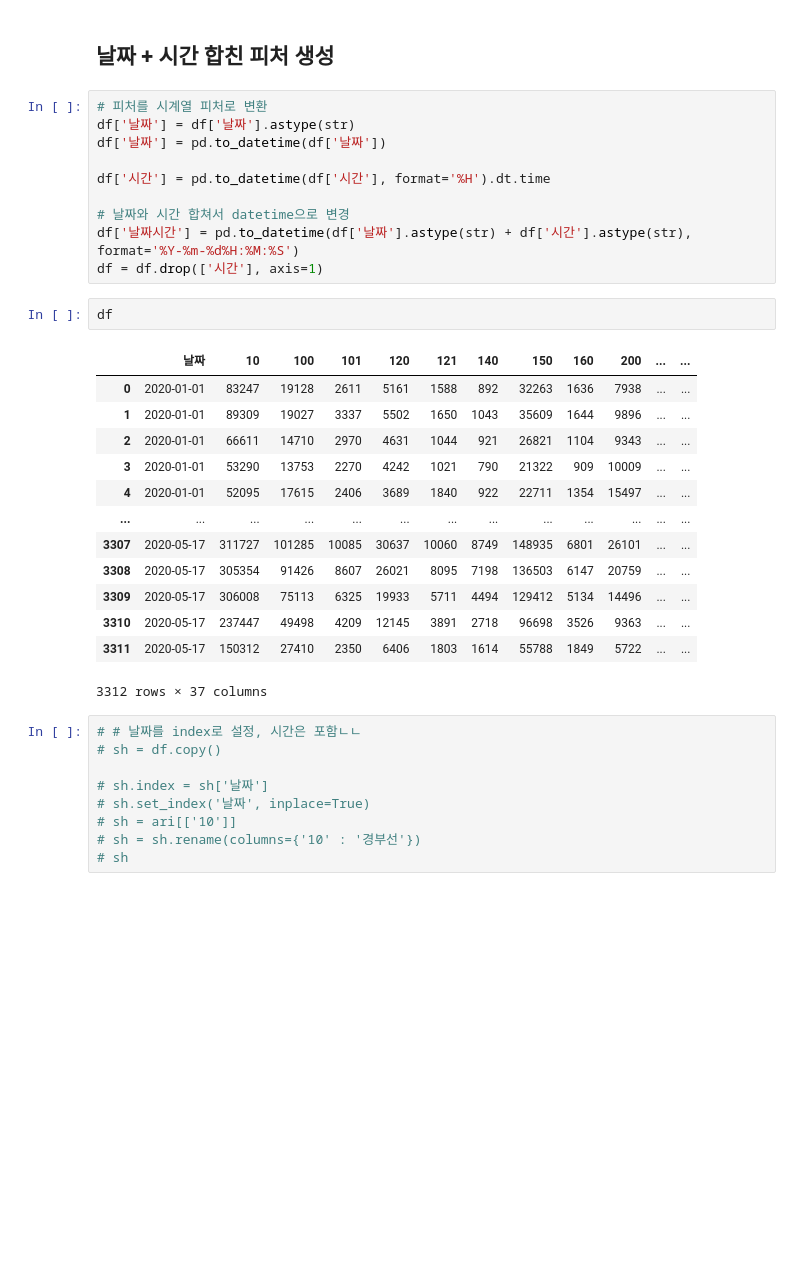
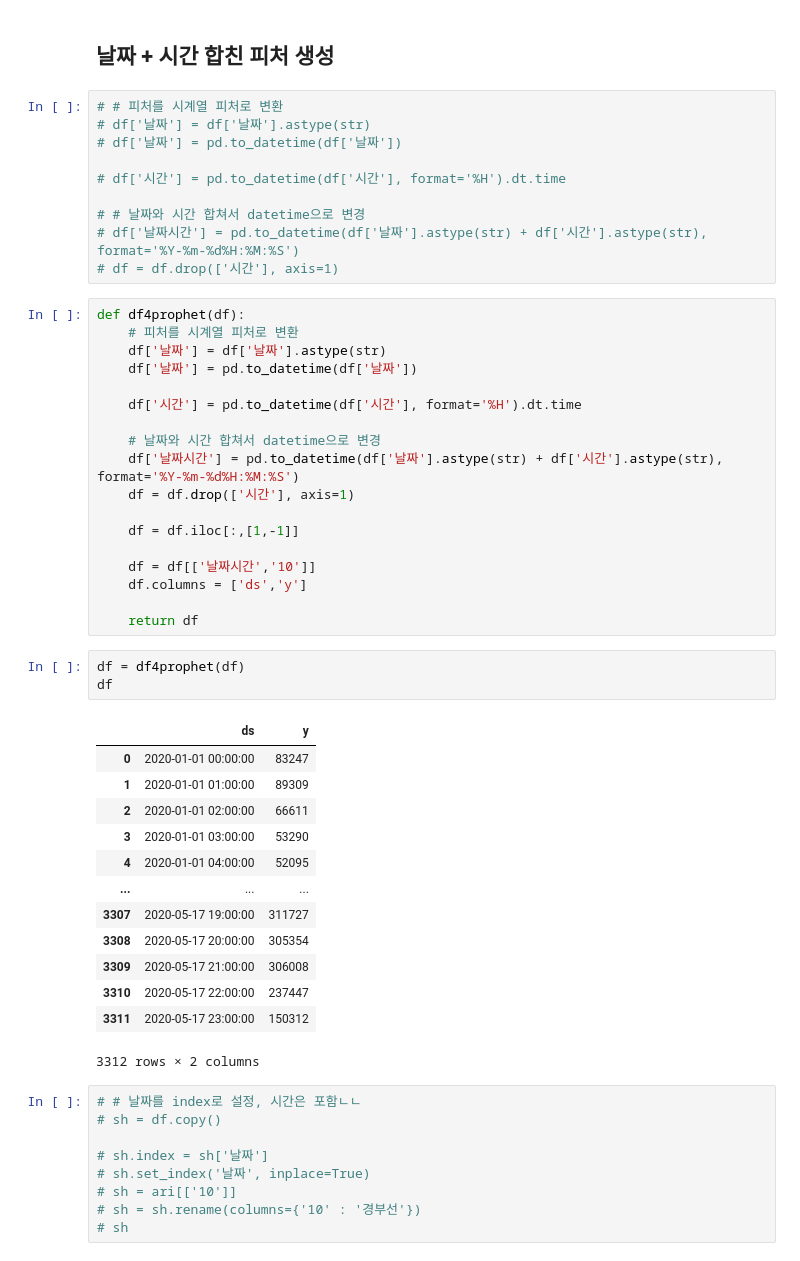
Before and after one commit to k-me-j/TrafficVolume, a Jupyter notebook: coin_pred.ipynb, the cells around one changed output. Saved outputs shown, nothing was run; the diff lists cells and outputs as text; blank space fills up the shorter version.

```diff
--- a/coin_pred.ipynb
+++ b/coin_pred.ipynb
@@ -19,31 +35,50 @@ df = pd.read_csv(file_path)
 # %% [markdown]
 ## 날짜 + 시간 합친 피처 생성
 # %%
-# 피처를 시계열 피처로 변환
-df['날짜'] = df['날짜'].astype(str)
-df['날짜'] = pd.to_datetime(df['날짜'])
+# # 피처를 시계열 피처로 변환
+# df['날짜'] = df['날짜'].astype(str)
+# df['날짜'] = pd.to_datetime(df['날짜'])
 
-df['시간'] = pd.to_datetime(df['시간'], format='%H').dt.time
+# df['시간'] = pd.to_datetime(df['시간'], format='%H').dt.time
 
-# 날짜와 시간 합쳐서 datetime으로 변경
-df['날짜시간'] = pd.to_datetime(df['날짜'].astype(str) + df['시간'].astype(str), format='%Y-%m-%d%H:%M:%S')
-df = df.drop(['시간'], axis=1)
+# # 날짜와 시간 합쳐서 datetime으로 변경
+# df['날짜시간'] = pd.to_datetime(df['날짜'].astype(str) + df['시간'].astype(str), format='%Y-%m-%d%H:%M:%S')
+# df = df.drop(['시간'], axis=1)
+# %%
+def df4prophet(df):
+    # 피처를 시계열 피처로 변환
+    df['날짜'] = df['날짜'].astype(str)
+    df['날짜'] = pd.to_datetime(df['날짜'])
+
+    df['시간'] = pd.to_datetime(df['시간'], format='%H').dt.time
+
+    # 날짜와 시간 합쳐서 datetime으로 변경
+    df['날짜시간'] = pd.to_datetime(df['날짜'].astype(str) + df['시간'].astype(str), format='%Y-%m-%d%H:%M:%S')
+    df = df.drop(['시간'], axis=1)
+
+    df = df.iloc[:,[1,-1]]
+
+    df = df[['날짜시간','10']]
+    df.columns = ['ds','y']
+
+    return df
 # %%
+df = df4prophet(df)
 df
 # %% [output]
-|  | 날짜 | 10 | 100 | 101 | 120 | 121 | 140 | 150 | 160 | 200 | ... | ... |
-| 0 | 2020-01-01 | 83247 | 19128 | 2611 | 5161 | 1588 | 892 | 32263 | 1636 | 7938 | ... | ... |
-| 1 | 2020-01-01 | 89309 | 19027 | 3337 | 5502 | 1650 | 1043 | 35609 | 1644 | 9896 | ... | ... |
-| 2 | 2020-01-01 | 66611 | 14710 | 2970 | 4631 | 1044 | 921 | 26821 | 1104 | 9343 | ... | ... |
-| 3 | 2020-01-01 | 53290 | 13753 | 2270 | 4242 | 1021 | 790 | 21322 | 909 | 10009 | ... | ... |
-| 4 | 2020-01-01 | 52095 | 17615 | 2406 | 3689 | 1840 | 922 | 22711 | 1354 | 15497 | ... | ... |
-| ... | ... | ... | ... | ... | ... | ... | ... | ... | ... | ... | ... | ... |
-| 3307 | 2020-05-17 | 311727 | 101285 | 10085 | 30637 | 10060 | 8749 | 148935 | 6801 | 26101 | ... | ... |
-| 3308 | 2020-05-17 | 305354 | 91426 | 8607 | 26021 | 8095 | 7198 | 136503 | 6147 | 20759 | ... | ... |
-| 3309 | 2020-05-17 | 306008 | 75113 | 6325 | 19933 | 5711 | 4494 | 129412 | 5134 | 14496 | ... | ... |
-| 3310 | 2020-05-17 | 237447 | 49498 | 4209 | 12145 | 3891 | 2718 | 96698 | 3526 | 9363 | ... | ... |
-| 3311 | 2020-05-17 | 150312 | 27410 | 2350 | 6406 | 1803 | 1614 | 55788 | 1849 | 5722 | ... | ... |
+|  | ds | y |
+| 0 | 2020-01-01 00:00:00 | 83247 |
+| 1 | 2020-01-01 01:00:00 | 89309 |
+| 2 | 2020-01-01 02:00:00 | 66611 |
+| 3 | 2020-01-01 03:00:00 | 53290 |
+| 4 | 2020-01-01 04:00:00 | 52095 |
+| ... | ... | ... |
+| 3307 | 2020-05-17 19:00:00 | 311727 |
+| 3308 | 2020-05-17 20:00:00 | 305354 |
+| 3309 | 2020-05-17 21:00:00 | 306008 |
+| 3310 | 2020-05-17 22:00:00 | 237447 |
+| 3311 | 2020-05-17 23:00:00 | 150312 |
-3312 rows × 37 columns
+3312 rows × 2 columns
 # %%
 # # 날짜를 index로 설정, 시간은 포함ㄴㄴ
 # sh = df.copy()
```
Also changed, not shown: parts of 17 cells of this notebook.
